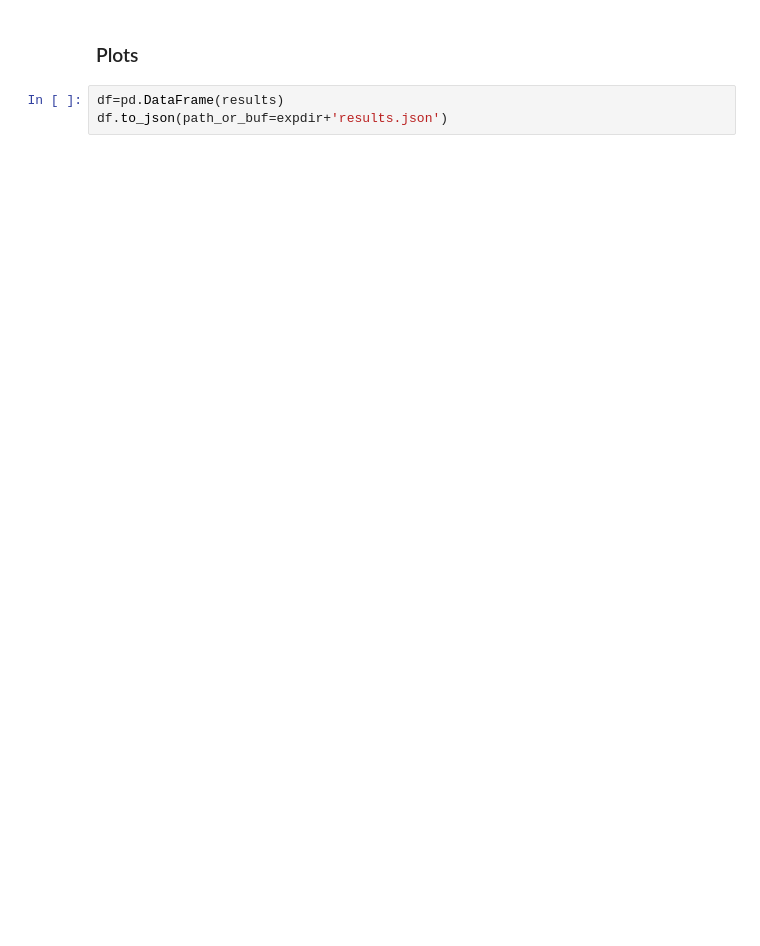
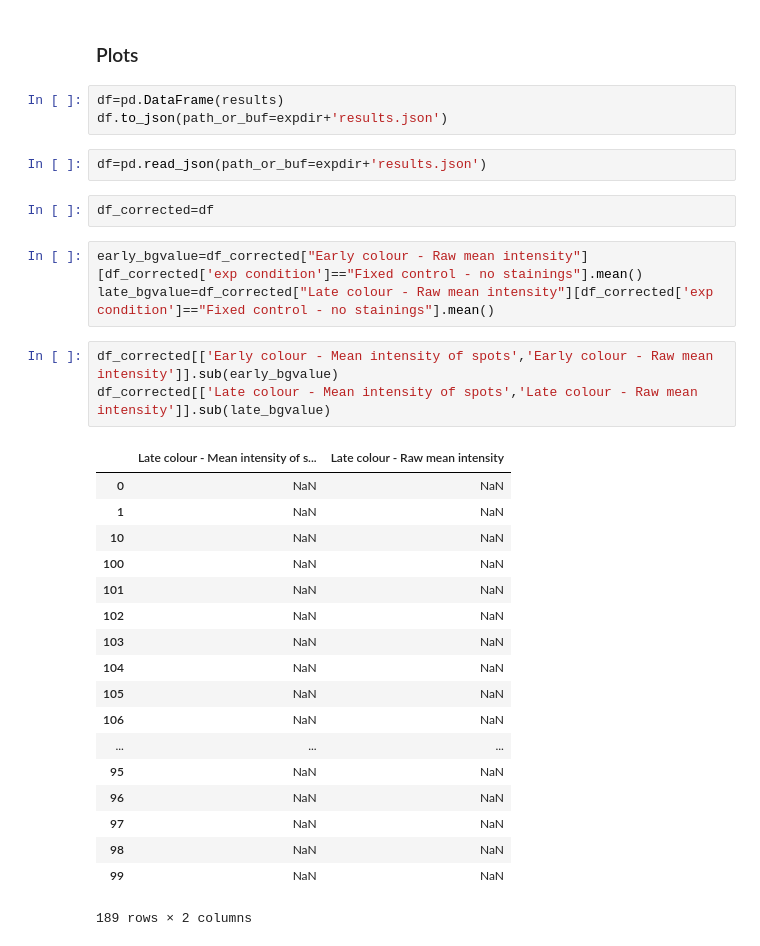
Before and after one commit to taldanko/Image_processing, a Jupyter notebook: TurnoverAnalysis_2Colours/TurnoverAnalysis_2colours.ipynb, the cells around one changed output. Drawn from its saved outputs; the diff is of its cells as text; blank space fills up the shorter version.

```diff
--- a/TurnoverAnalysis_2Colours/TurnoverAnalysis_2colours.ipynb
+++ b/TurnoverAnalysis_2Colours/TurnoverAnalysis_2colours.ipynb
@@ -374,6 +401,35 @@ TypeError: __init__() got an unexpected keyword argument 'bar_color'
 # %%
 df=pd.DataFrame(results)
 df.to_json(path_or_buf=expdir+'results.json')
+# %%
+df=pd.read_json(path_or_buf=expdir+'results.json')
+# %%
+df_corrected=df
+# %%
+early_bgvalue=df_corrected["Early colour - Raw mean intensity"][df_corrected['exp condition']=="Fixed control - no stainings"].mean()
+late_bgvalue=df_corrected["Late colour - Raw mean intensity"][df_corrected['exp condition']=="Fixed control - no stainings"].mean()
+# %%
+df_corrected[['Early colour - Mean intensity of spots','Early colour - Raw mean intensity']].sub(early_bgvalue)
+df_corrected[['Late colour - Mean intensity of spots','Late colour - Raw mean intensity']].sub(late_bgvalue)
+# %% [output]
+|  | Late colour - Mean intensity of s... | Late colour - Raw mean intensity |
+| 0 | NaN | NaN |
+| 1 | NaN | NaN |
+| 10 | NaN | NaN |
+| 100 | NaN | NaN |
+| 101 | NaN | NaN |
+| 102 | NaN | NaN |
+| 103 | NaN | NaN |
+| 104 | NaN | NaN |
+| 105 | NaN | NaN |
+| 106 | NaN | NaN |
+| ... | ... | ... |
+| 95 | NaN | NaN |
+| 96 | NaN | NaN |
+| 97 | NaN | NaN |
+| 98 | NaN | NaN |
+| 99 | NaN | NaN |
+189 rows × 2 columns
 # %%
 from matplotlib.backends.backend_pdf import PdfPages
 def multipage(filename, figs=None, dpi=200):
```
Also changed, not shown: parts of 18 cells of this notebook.
